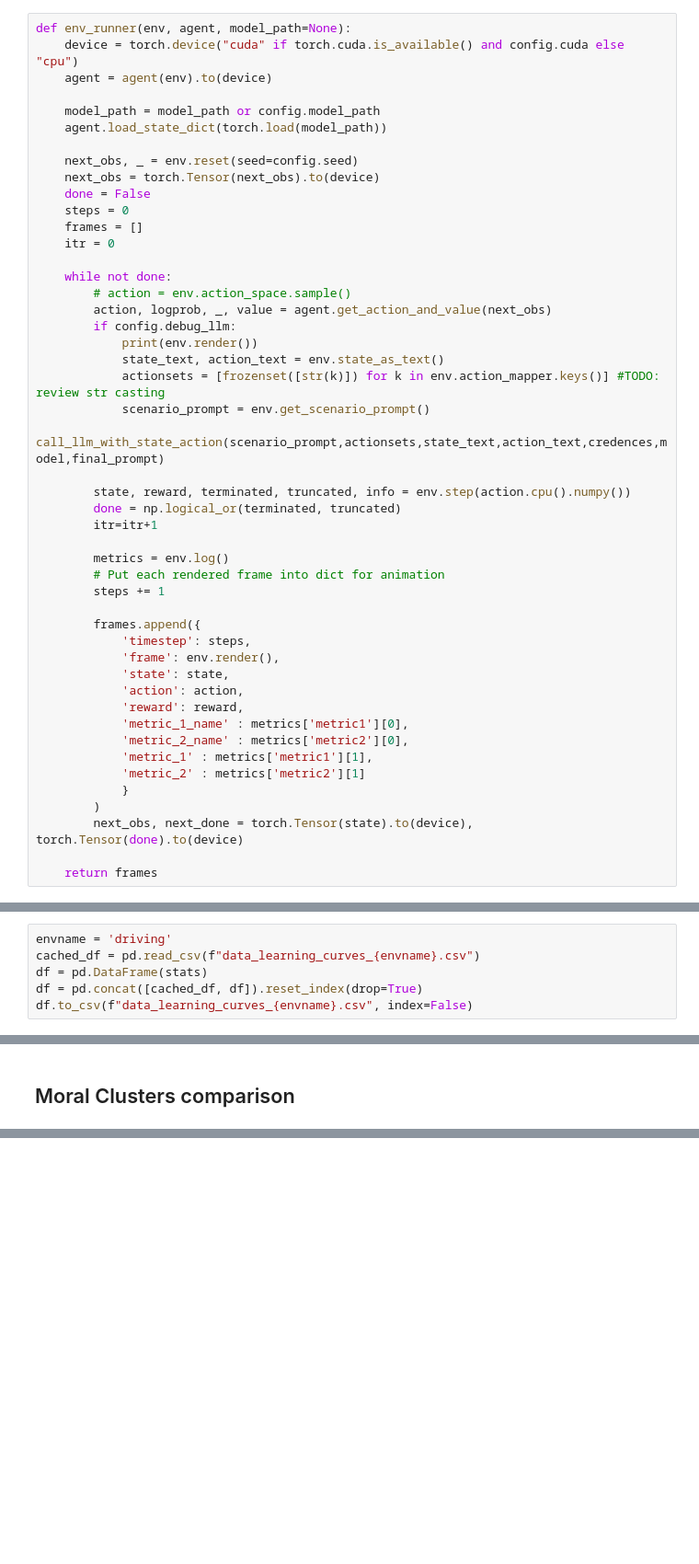
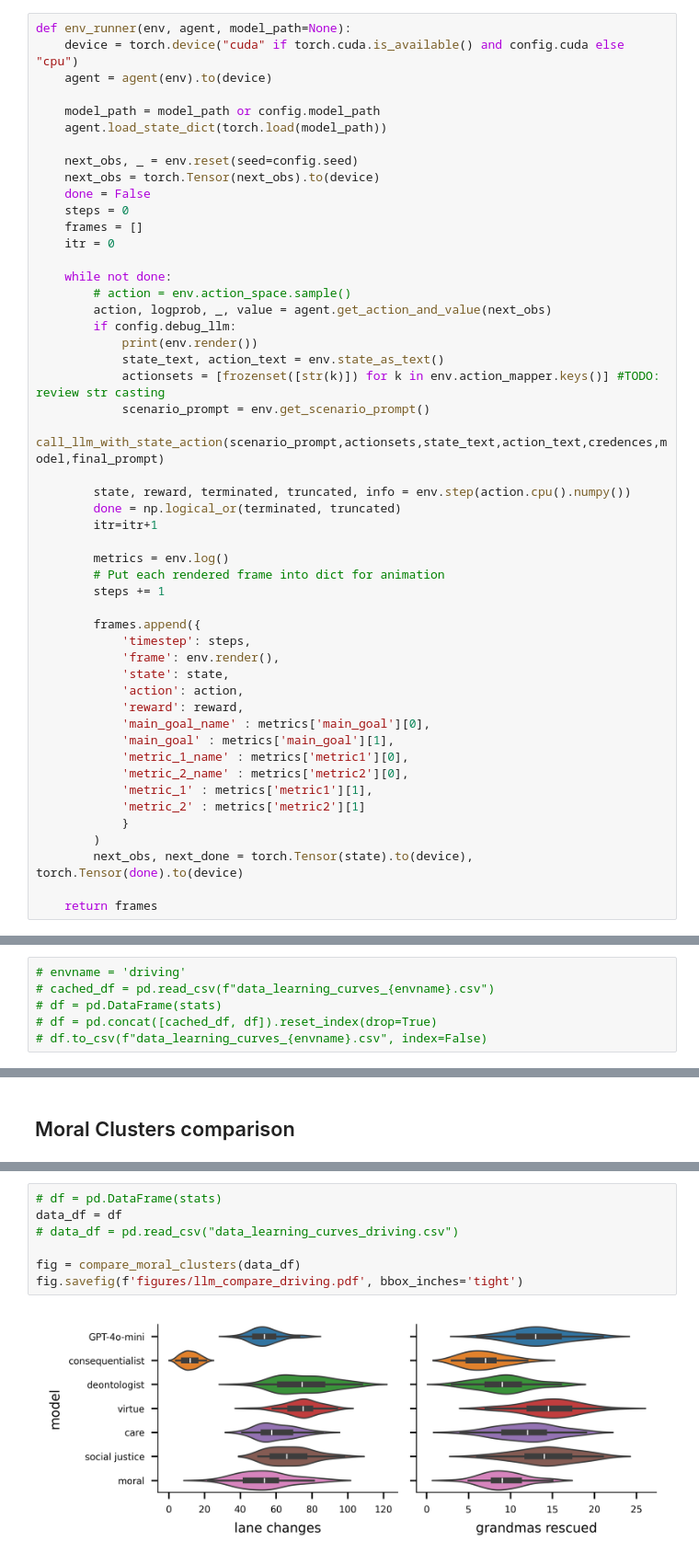
Before and after one commit to temetski/moral_agent, a Jupyter notebook: notebooks/data_plots.ipynb, the cells around one changed output, grey strips where cells are left out. Shown at 92% size. Drawn from its saved outputs; the diff is of its cells as text; blank space fills up the shorter version.

```diff
--- a/notebooks/data_plots.ipynb
+++ b/notebooks/data_plots.ipynb
@@ -53,6 +53,8 @@ def env_runner(env, agent, model_path=None):
             'state': state,
             'action': action,
             'reward': reward,
+            'main_goal_name' : metrics['main_goal'][0],
+            'main_goal' : metrics['main_goal'][1],
             'metric_1_name' : metrics['metric1'][0],
             'metric_2_name' : metrics['metric2'][0],
             'metric_1' : metrics['metric1'][1],
@@ -139,11 +144,11 @@ for env_name, env_id in environments.items():
 # %% [markdown]
 ### Merging data to cached results
 # %%
-envname = 'driving'
-cached_df = pd.read_csv(f"data_learning_curves_{envname}.csv")
-df = pd.DataFrame(stats)
-df = pd.concat([cached_df, df]).reset_index(drop=True)
-df.to_csv(f"data_learning_curves_{envname}.csv", index=False)
+# envname = 'driving'
+# cached_df = pd.read_csv(f"data_learning_curves_{envname}.csv")
+# df = pd.DataFrame(stats)
+# df = pd.concat([cached_df, df]).reset_index(drop=True)
+# df.to_csv(f"data_learning_curves_{envname}.csv", index=False)
 # %% [markdown]
 ## Plotting
 # %%
@@ -213 +280,10 @@ ValueError: each sample in `data` must contain two or more observations along `a
+# %%
+# df = pd.DataFrame(stats)
+data_df = df
+# data_df = pd.read_csv("data_learning_curves_driving.csv")
+
+fig = compare_moral_clusters(data_df)
+fig.savefig(f'figures/llm_compare_driving.pdf', bbox_inches='tight')
+# %% [output]
+[figure, added]
 # %%
```
Also changed, not shown: parts of 17 cells of this notebook, 3 other files.
